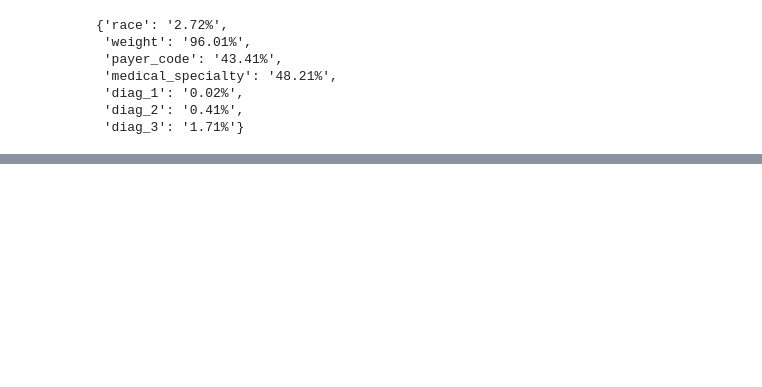
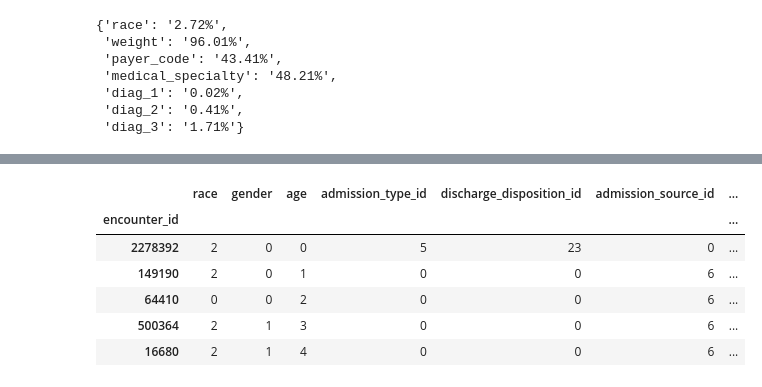
Before and after one commit to bbros7/diabetes-classification, a Jupyter notebook: Diabetes Classifier.ipynb, the cells around one changed output, grey strips where cells are left out. Cells and saved outputs as stored; diff of their text form; code cells hidden in the pictures; blank space fills up the shorter version.

```diff
--- a/Diabetes Classifier.ipynb
+++ b/Diabetes Classifier.ipynb
@@ -342,0 +211,18 @@ Index(['A1Cresult', 'acarbose', 'acetohexamide', 'admission_source_id',
+# %%
+# Before using any model, we need to encode the data
+from sklearn.preprocessing import LabelEncoder
+from collections import defaultdict
+
+# This dictionary holds the original classes
+definition = defaultdict(LabelEncoder)
+
+encoded_data = indexed_data.apply(lambda col : definition[col.name].fit_transform(col))
+encoded_data.head()
+# %% [output]
+|  | race | gender | age | admission_type_id | discharge_disposition_id | admission_source_id | ... |
+| encounter_id |  |  |  |  |  |  | ... |
+| 2278392 | 2 | 0 | 0 | 5 | 23 | 0 | ... |
+| 149190 | 2 | 0 | 1 | 0 | 0 | 6 | ... |
+| 64410 | 0 | 0 | 2 | 0 | 0 | 6 | ... |
+| 500364 | 2 | 1 | 3 | 0 | 0 | 6 | ... |
+| 16680 | 2 | 1 | 4 | 0 | 0 | 6 | ... |
```
Also changed, not shown: parts of 50 cells of this notebook, 4 other files.
